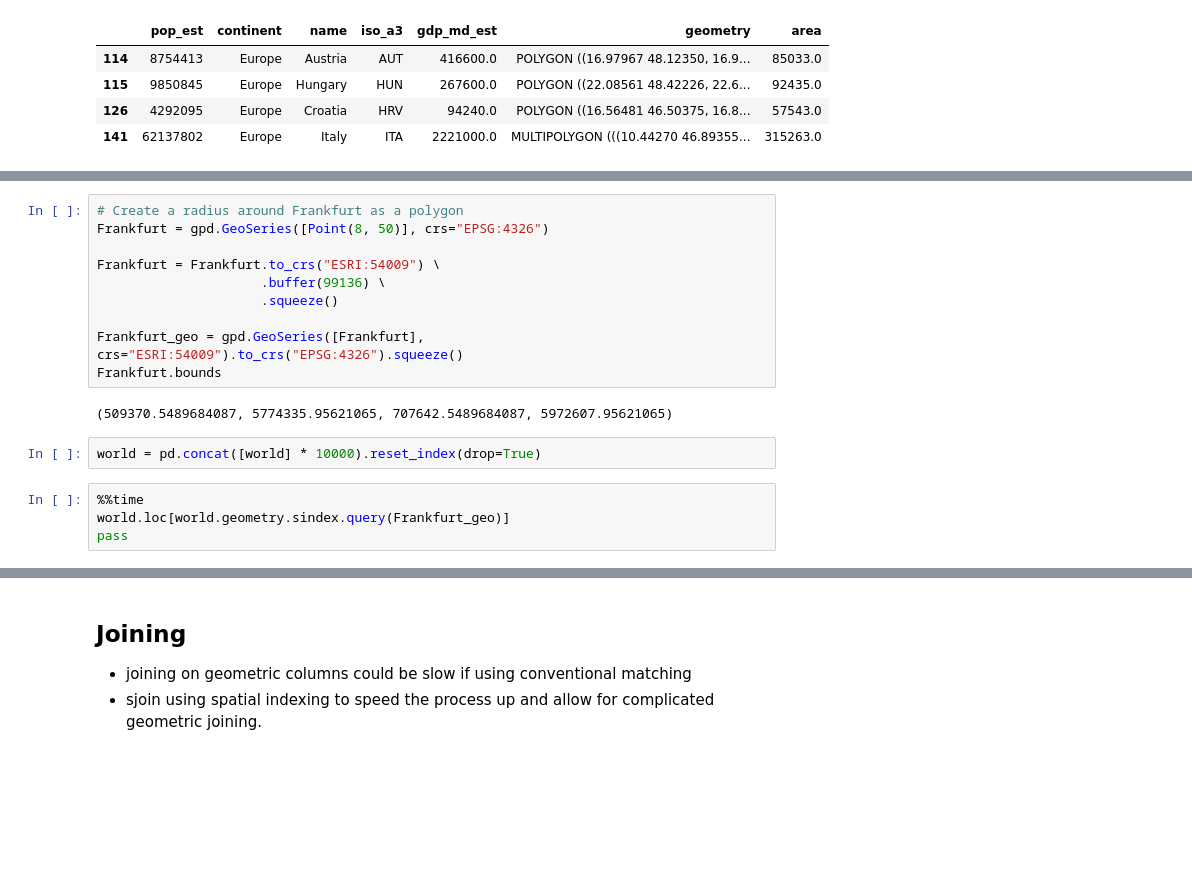
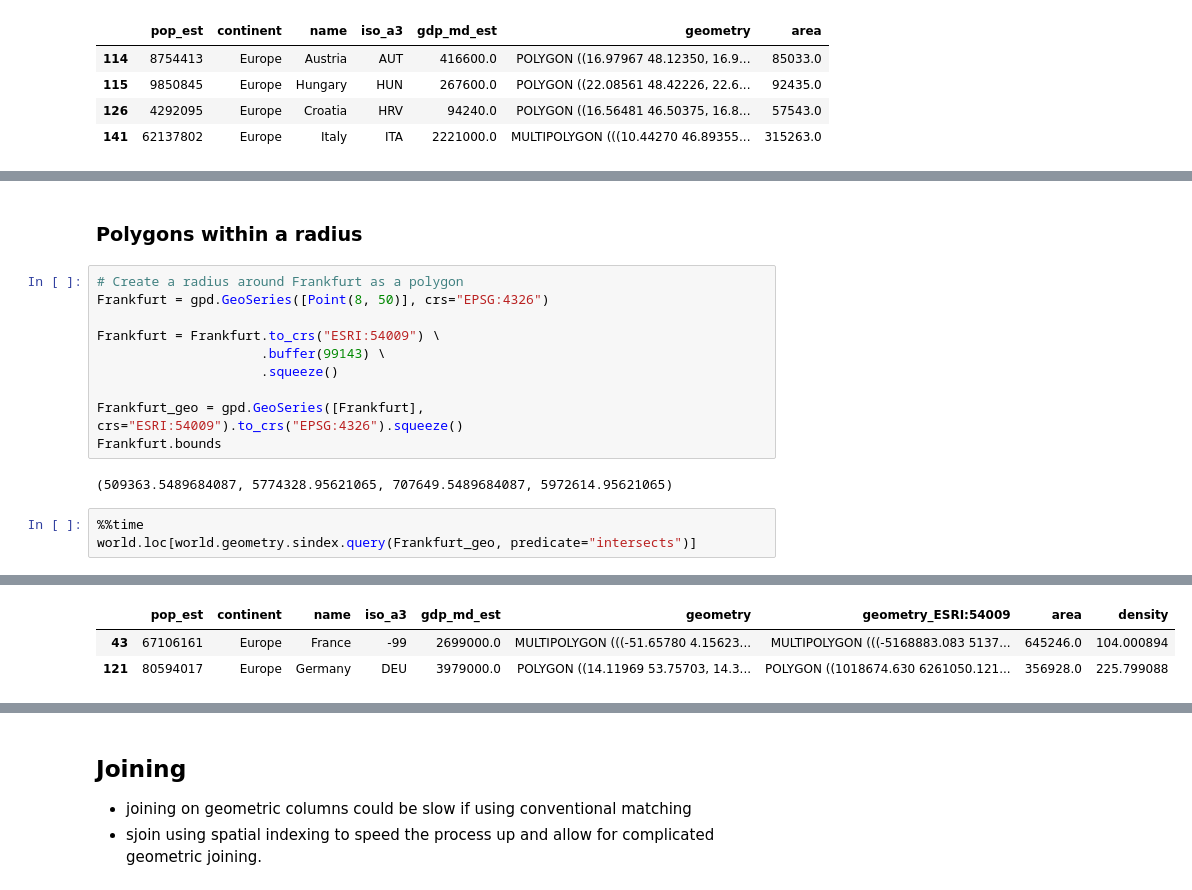
Before and after one commit to nawarhalabi/spatial-indexing, a Jupyter notebook: geopandas.ipynb, the cells around one changed output, grey strips where cells are left out. Drawn from its saved outputs; the diff is of its cells as text; blank space fills up the shorter version.

```diff
--- a/geopandas.ipynb
+++ b/geopandas.ipynb
@@ -276,19 +200,18 @@ world.loc[world.geometry.sindex.query(box(-1, 40, 8, 50), predicate="overlaps")]
+# %% [markdown]
+### Polygons within a radius
 # %%
 # Create a radius around Frankfurt as a polygon
 Frankfurt = gpd.GeoSeries([Point(8, 50)], crs="EPSG:4326")
 
 Frankfurt = Frankfurt.to_crs("ESRI:54009") \
-                     .buffer(99136) \
+                     .buffer(99143) \
                      .squeeze()
 
 Frankfurt_geo = gpd.GeoSeries([Frankfurt], crs="ESRI:54009").to_crs("EPSG:4326").squeeze()
 Frankfurt.bounds
 # %% [output]
-(509370.5489684087, 5774335.95621065, 707642.5489684087, 5972607.95621065)
+(509363.5489684087, 5774328.95621065, 707649.5489684087, 5972614.95621065)
-# %%
-world = pd.concat([world] * 10000).reset_index(drop=True)
 # %%
 %%time
-world.loc[world.geometry.sindex.query(Frankfurt_geo)]
-pass
+world.loc[world.geometry.sindex.query(Frankfurt_geo, predicate="intersects")]
 # %% [output]
@@ -296,0 +220,3 @@ Wall time: 79.9 ms
+|  | pop_est | continent | name | iso_a3 | gdp_md_est | geometry | geometry_ESRI:54009 | area | density |
+| 43 | 67106161 | Europe | France | -99 | 2699000.0 | MULTIPOLYGON (((-51.65780 4.15623... | MULTIPOLYGON (((-5168883.083 5137... | 645246.0 | 104.000894 |
+| 121 | 80594017 | Europe | Germany | DEU | 3979000.0 | POLYGON ((14.11969 53.75703, 14.3... | POLYGON ((1018674.630 6261050.121... | 356928.0 | 225.799088 |
```
Also changed, not shown: parts of 30 cells of this notebook, 1 other file.
